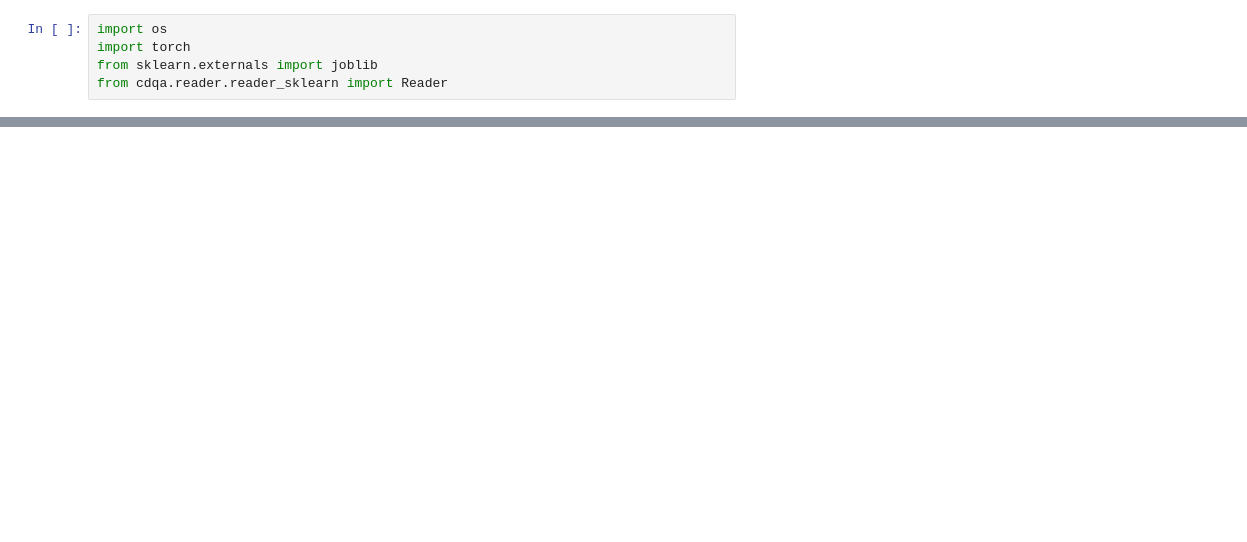
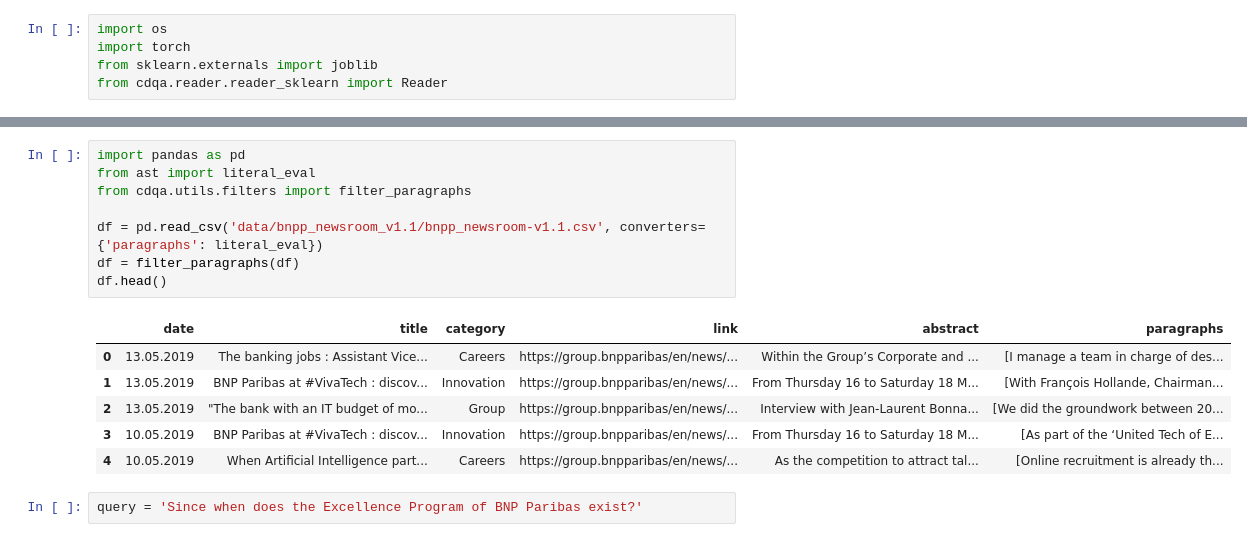
Before and after one commit to cdqa-suite/cdQA, a Jupyter notebook: examples/tutorial-train-xlnet-squad.ipynb, the cells around one changed output, grey strips where cells are left out. Cells and saved outputs as stored; diff of their text form; blank space fills up the shorter version.

```diff
--- a/examples/tutorial-train-xlnet-squad.ipynb
+++ b/examples/tutorial-train-xlnet-squad.ipynb
@@ -194,0 +203,17 @@ reader.evaluate(X='')
+# %%
+import pandas as pd
+from ast import literal_eval
+from cdqa.utils.filters import filter_paragraphs
+
+df = pd.read_csv('data/bnpp_newsroom_v1.1/bnpp_newsroom-v1.1.csv', converters={'paragraphs': literal_eval})
+df = filter_paragraphs(df)
+df.head()
+# %% [output]
+|  | date | title | category | link | abstract | paragraphs |
+| 0 | 13.05.2019 | The banking jobs : Assistant Vice... | Careers | https://group.bnpparibas/en/news/... | Within the Group’s Corporate and ... | [I manage a team in charge of des... |
+| 1 | 13.05.2019 | BNP Paribas at #VivaTech : discov... | Innovation | https://group.bnpparibas/en/news/... | From Thursday 16 to Saturday 18 M... | [With François Hollande, Chairman... |
+| 2 | 13.05.2019 | "The bank with an IT budget of mo... | Group | https://group.bnpparibas/en/news/... | Interview with Jean-Laurent Bonna... | [We did the groundwork between 20... |
+| 3 | 10.05.2019 | BNP Paribas at #VivaTech : discov... | Innovation | https://group.bnpparibas/en/news/... | From Thursday 16 to Saturday 18 M... | [As part of the ‘United Tech of E... |
+| 4 | 10.05.2019 | When Artificial Intelligence part... | Careers | https://group.bnpparibas/en/news/... | As the competition to attract tal... | [Online recruitment is already th... |
+# %%
+query = 'Since when does the Excellence Program of BNP Paribas exist?'
```
Also changed, not shown: parts of 20 cells of this notebook.
